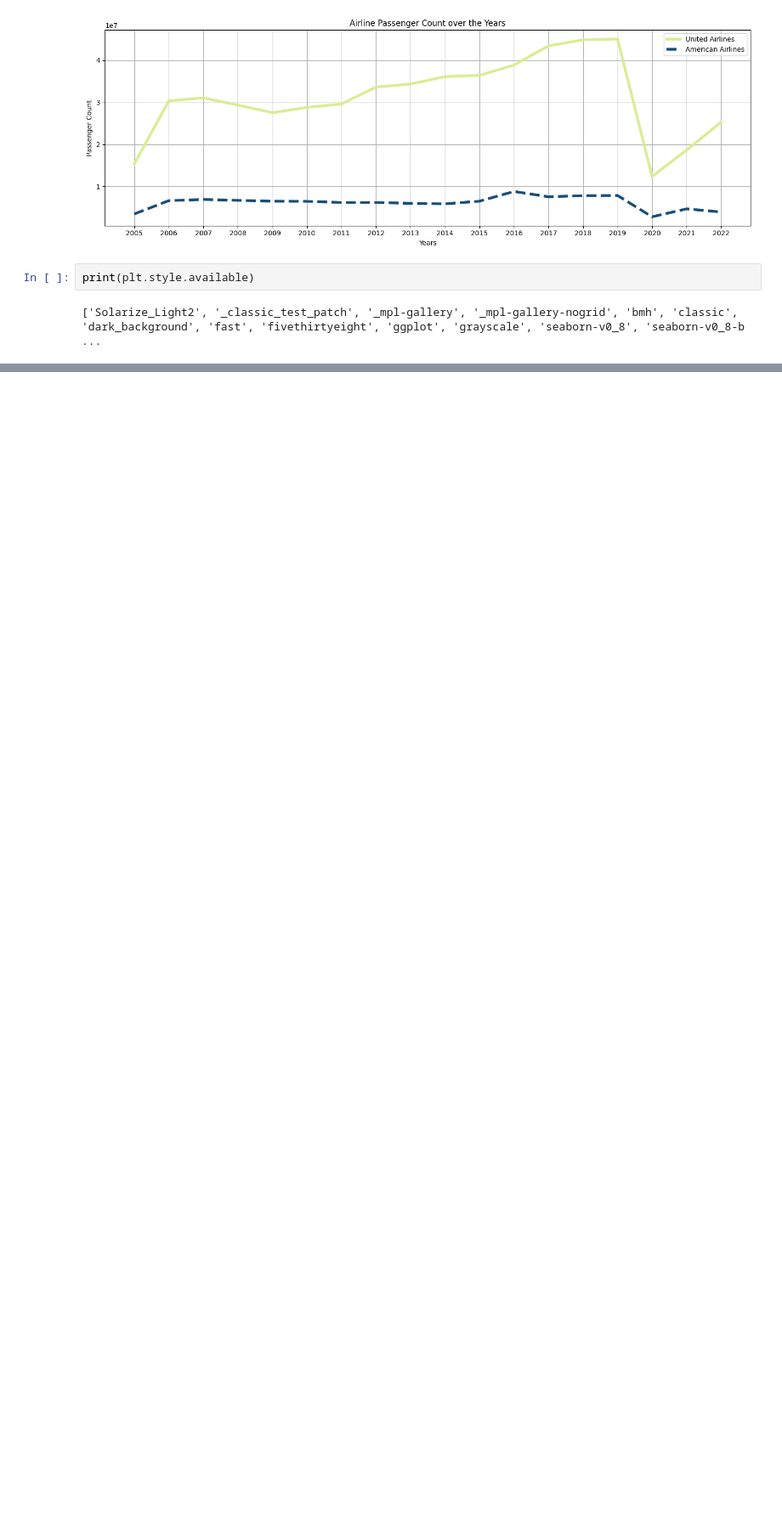
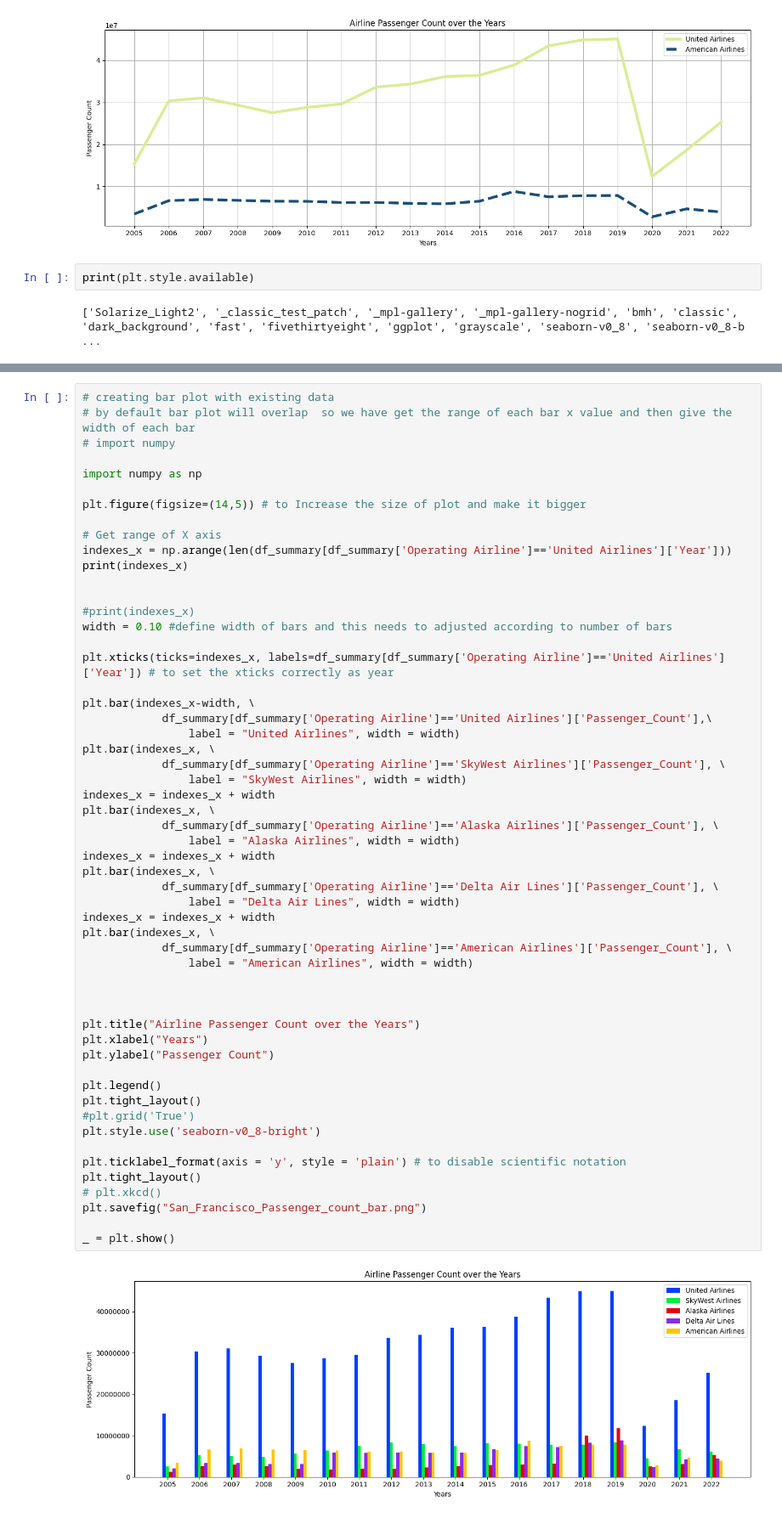
Before and after one commit to atifiu/matplotlib_practice, a Jupyter notebook: Matplotlib_Training1.ipynb, the cells around one changed output, grey strips where cells are left out. Shown: that part at 85% size. Saved outputs shown, nothing was run; the diff lists cells and outputs as text; blank space fills up the shorter version.

```diff
--- a/Matplotlib_Training1.ipynb
+++ b/Matplotlib_Training1.ipynb
@@ -181,0 +179,57 @@ findfont: Font family 'Comic Neue' not found.
+# %%
+# creating bar plot with existing data
+# by default bar plot will overlap  so we have get the range of each bar x value and then give the width of each bar
+# import numpy
+
+import numpy as np
+
+plt.figure(figsize=(14,5)) # to Increase the size of plot and make it bigger
+
+# Get range of X axis
+indexes_x = np.arange(len(df_summary[df_summary['Operating Airline']=='United Airlines']['Year']))
+print(indexes_x)
+
+
+#print(indexes_x)
+width = 0.10 #define width of bars and this needs to adjusted according to number of bars
+
+plt.xticks(ticks=indexes_x, labels=df_summary[df_summary['Operating Airline']=='United Airlines']['Year']) # to set the xticks correctly as year
+
+plt.bar(indexes_x-width, \
+            df_summary[df_summary['Operating Airline']=='United Airlines']['Passenger_Count'],\
+                label = "United Airlines", width = width)
+plt.bar(indexes_x, \
+            df_summary[df_summary['Operating Airline']=='SkyWest Airlines']['Passenger_Count'], \
+                label = "SkyWest Airlines", width = width)
+indexes_x = indexes_x + width
+plt.bar(indexes_x, \
+            df_summary[df_summary['Operating Airline']=='Alaska Airlines']['Passenger_Count'], \
+                label = "Alaska Airlines", width = width)
+indexes_x = indexes_x + width
+plt.bar(indexes_x, \
+            df_summary[df_summary['Operating Airline']=='Delta Air Lines']['Passenger_Count'], \
+                label = "Delta Air Lines", width = width)
+indexes_x = indexes_x + width
+plt.bar(indexes_x, \
+            df_summary[df_summary['Operating Airline']=='American Airlines']['Passenger_Count'], \
+                label = "American Airlines", width = width)
+
+
+
+plt.title("Airline Passenger Count over the Years")
+plt.xlabel("Years")
+plt.ylabel("Passenger Count")
+
+plt.legend()
+plt.tight_layout()
+#plt.grid('True')
+plt.style.use('seaborn-v0_8-bright')
+
+plt.ticklabel_format(axis = 'y', style = 'plain') # to disable scientific notation
+plt.tight_layout()
+# plt.xkcd()
+plt.savefig("San_Francisco_Passenger_count_bar.png")
+
+_ = plt.show()
+# %% [output]
+[figure, added]
```
Also changed, not shown: parts of 6 cells of this notebook, 3 other files.
